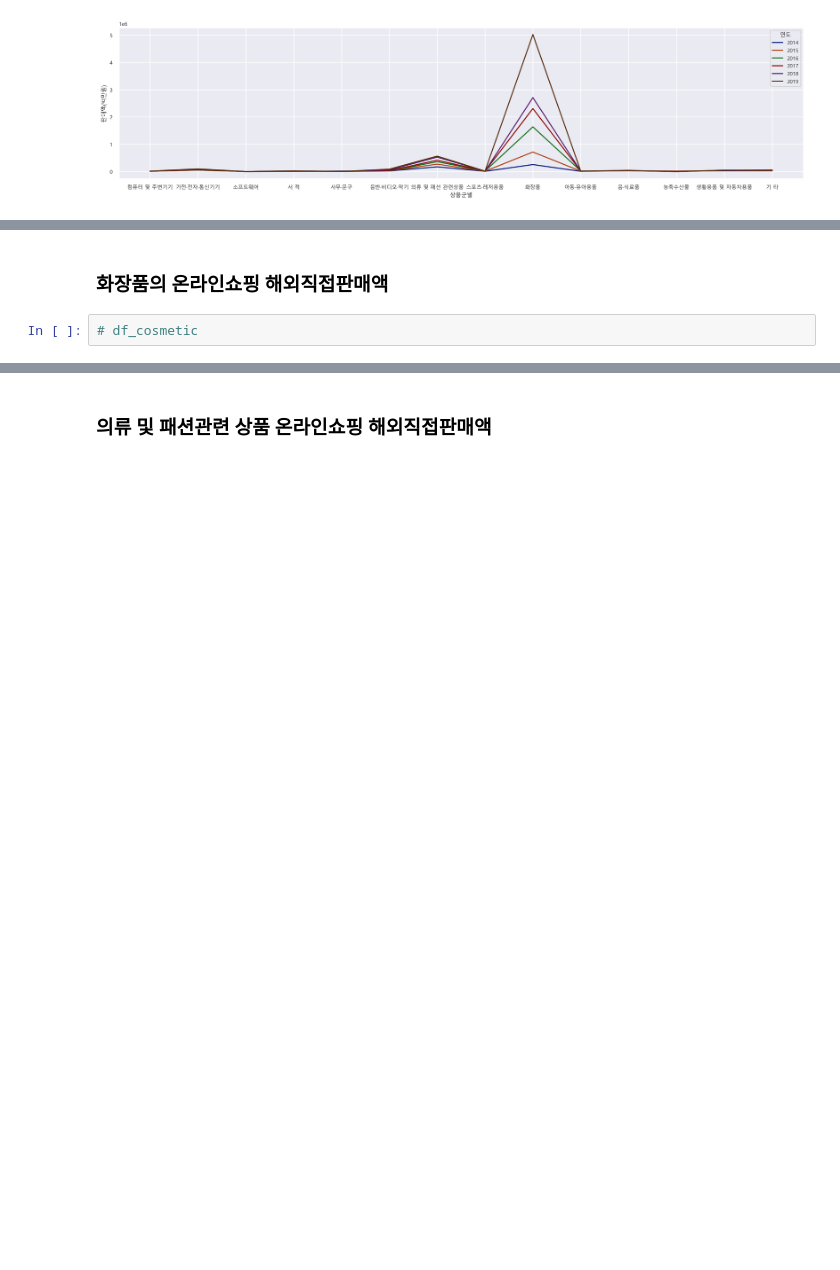
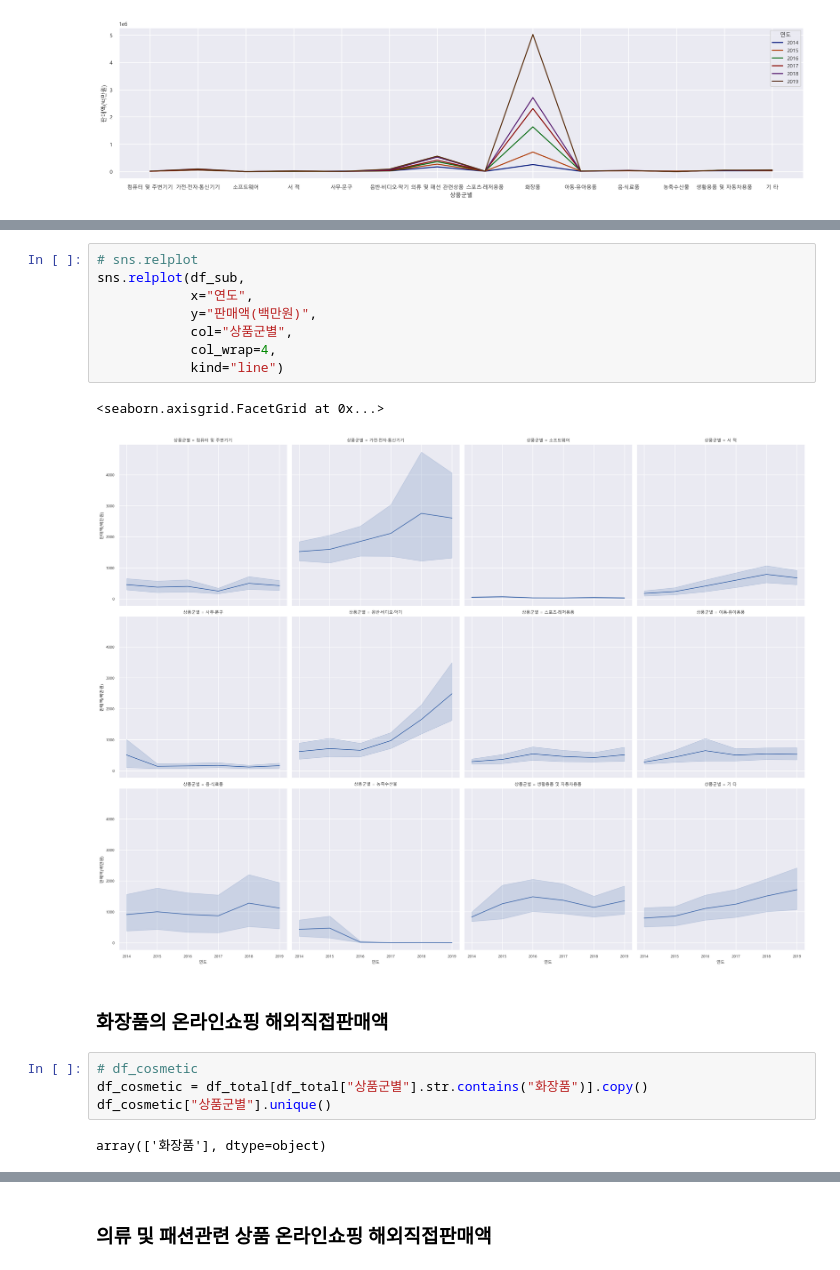
Before and after one commit to corazzon/boostcourse-ds-510, a Jupyter notebook: k-beauty-oversea-online-sale-input.ipynb, the cells around one changed output, grey strips where cells are left out. Drawn from its saved outputs; the diff is of its cells as text; blank space fills up the shorter version.

```diff
--- a/k-beauty-oversea-online-sale-input.ipynb
+++ b/k-beauty-oversea-online-sale-input.ipynb
@@ -284,4 +298,19 @@ sns.lineplot(df_total[df_total["연도"] == 2019],
+# %%
+# sns.relplot
+sns.relplot(df_sub,
+            x="연도",
+            y="판매액(백만원)",
+            col="상품군별",
+            col_wrap=4,
+            kind="line")
+# %% [output]
+<seaborn.axisgrid.FacetGrid at 0x...>
+[figure, added]
 # %% [markdown]
 ### 화장품의 온라인쇼핑 해외직접판매액
-# %%
-# df_cosmetic
+# %%
+# df_cosmetic
+df_cosmetic = df_total[df_total["상품군별"].str.contains("화장품")].copy()
+df_cosmetic["상품군별"].unique()
+# %% [output]
+array(['화장품'], dtype=object)
```
Also changed, not shown: parts of 32 cells of this notebook, 1 other file.
